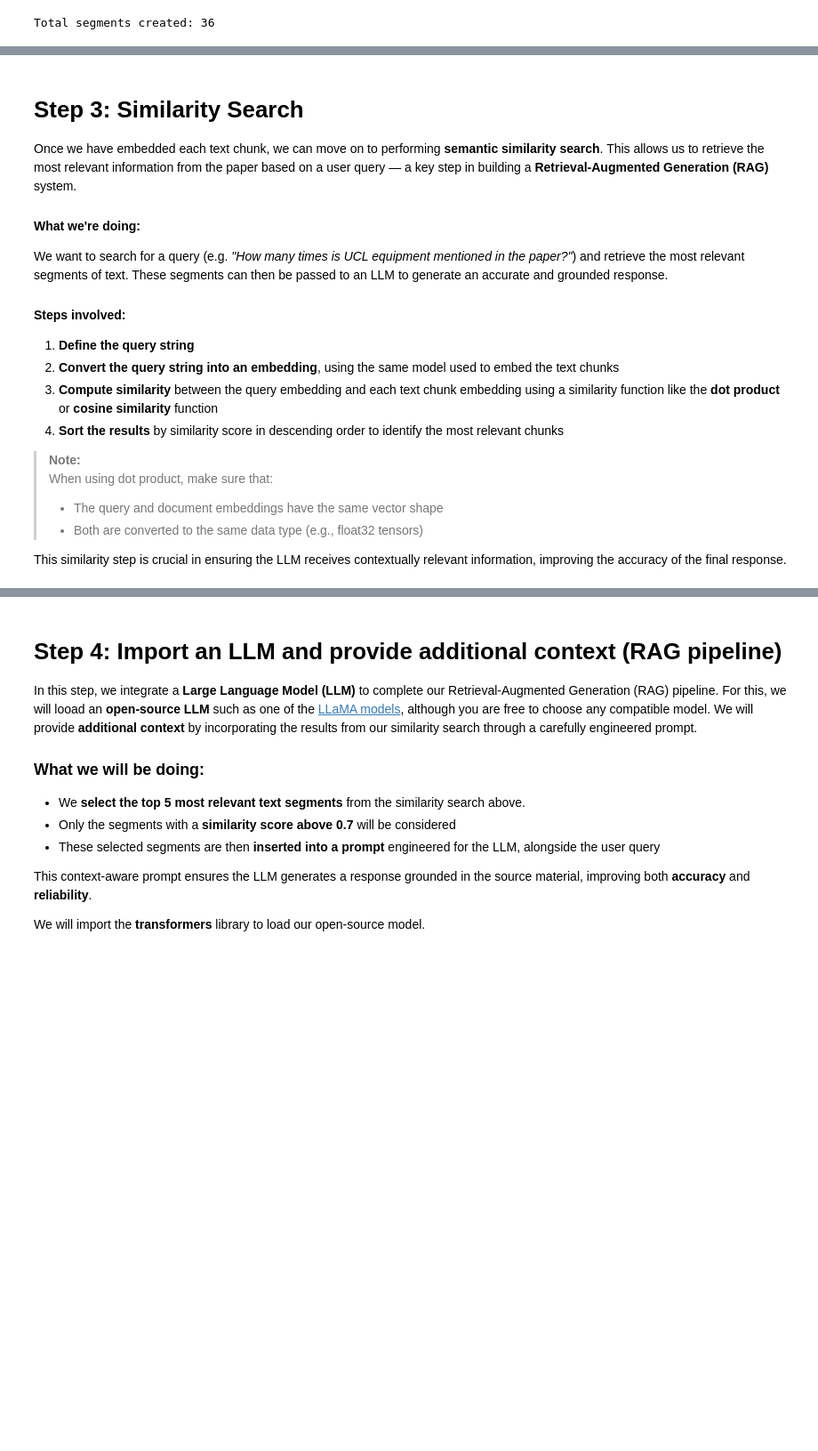
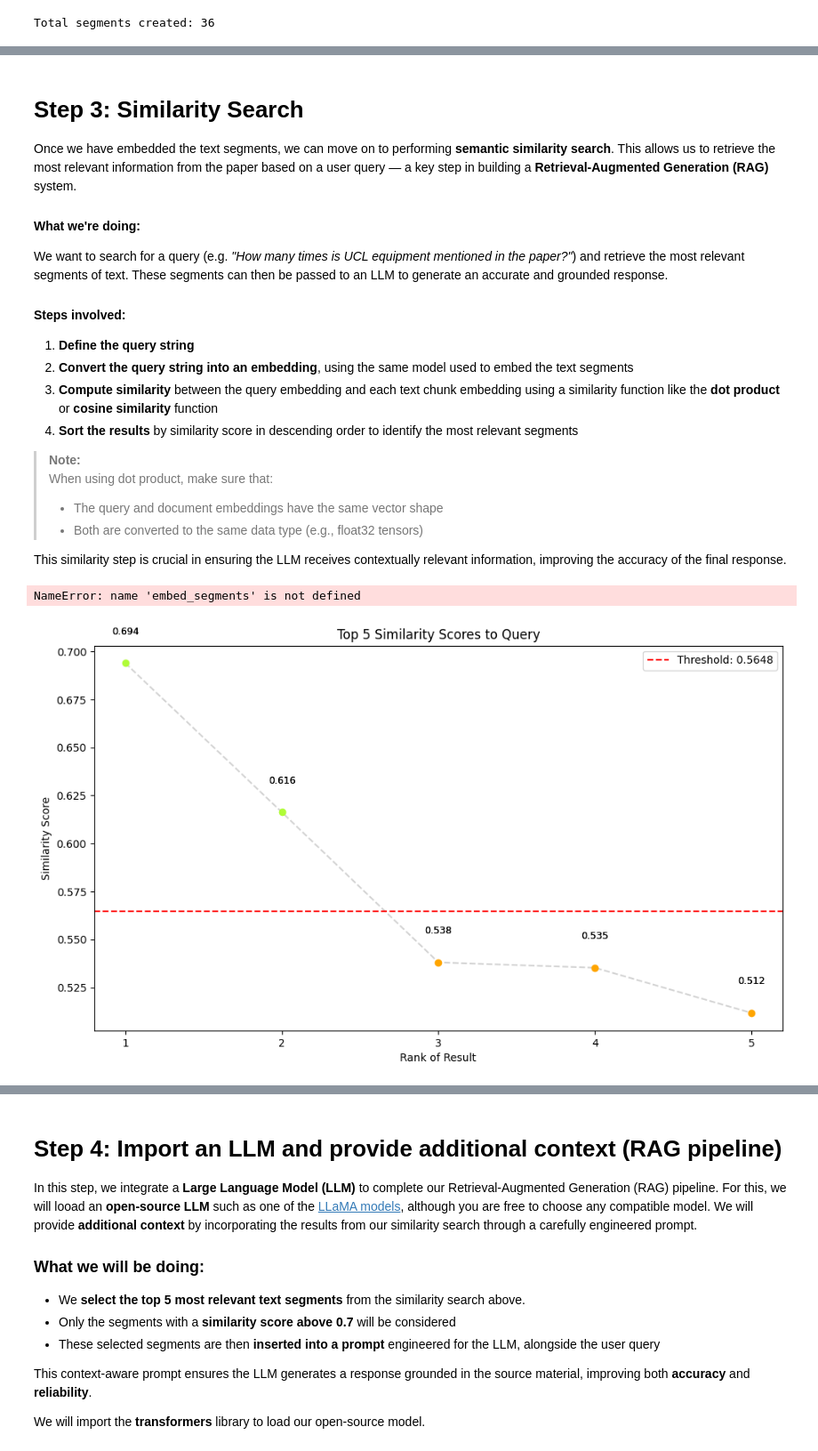
Before and after one commit to martina-sabate/RAG_assisted_LLM_from_scratch, a Jupyter notebook: tutorial.ipynb, the cells around one changed output, grey strips where cells are left out. Shown at 89% size. Cells and saved outputs as stored; diff of their text form; code cells hidden in the pictures; blank space fills up the shorter version.

```diff
--- a/tutorial.ipynb
+++ b/tutorial.ipynb
@@ -431,7 +431,7 @@ from sentence_transformers import SentenceTransformer
 from time import perf_counter
 from tqdm import tqdm
 
-def embed_chunks(final_segments):
+def embed_segments(final_segments):
     """
     Generate embeddings for all sentence segments using MiniLM model.
 
@@ -492,16 +492,16 @@ ModuleNotFoundError: No module named 'sentence_transformers.models'
 # %% [markdown]
 # Step 3: Similarity Search
 
-Once we have embedded each text chunk, we can move on to performing **semantic similarity search**. This allows us to retrieve the most relevant information from the paper based on a user query — a key step in building a **Retrieval-Augmented Generation (RAG)** system.
+Once we have embedded the text segments, we can move on to performing **semantic similarity search**. This allows us to retrieve the most relevant information from the paper based on a user query — a key step in building a **Retrieval-Augmented Generation (RAG)** system.
 
 #### What we're doing:
 We want to search for a query (e.g. *"How many times is UCL equipment mentioned in the paper?"*) and retrieve the most relevant segments of text. These segments can then be passed to an LLM to generate an accurate and grounded response.
 
 #### Steps involved:
 1. **Define the query string**
-2. **Convert the query string into an embedding**, using the same model used to embed the text chunks
+2. **Convert the query string into an embedding**, using the same model used to embed the text segments
 3. **Compute similarity** between the query embedding and each text chunk embedding using a similarity function like the **dot product** or **cosine similarity** function
-4. **Sort the results** by similarity score in descending order to identify the most relevant chunks
+4. **Sort the results** by similarity score in descending order to identify the most relevant segments
 
 > **Note:**
 > When using dot product, make sure that:
@@ -510,7 +510,7 @@ We want to search for a query (e.g. *"How many times is UCL equipment mentioned
 
 This similarity step is crucial in ensuring the LLM receives contextually relevant information, improving the accuracy of the final response.
 # %%
-def search_similar_chunks(final_segments, query_text, top_k=5):
+def search_similar_segments(final_segments, query_text, top_k=5):
     """
     Search for segments similar to a query using cosine similarity.
 
@@ -592,7 +592,7 @@ def search_similar_chunks(final_segments, query_text, top_k=5):
 
 
 # Enhanced version with statistical analysis
-def analyze_similarity_distribution(final_segments, query_text):
+def analyse_similarity_distribution(final_segments, query_text):
     """
     Analyze the distribution of similarity scores for a query.
 
@@ -643,13 +643,13 @@ def analyze_similarity_distribution(final_segments, query_text):
     print(f"  Suggested Threshold: {threshold:.4f}")
     print(f"  Documents above threshold: {np.sum(similarity_scores > threshold)}/{len(similarity_scores)}")
 
-    return similarity_scores, threshold
+    return similarity_scores, threshold, mean_score
 
 
 # Example usage
 if __name__ == "__main__":
     # Embed the segments
-    final_embedded_segments = embed_chunks(final_segments)
+    final_embedded_segments = embed_segments(final_segments)
     print(f"Generated embeddings for {len(final_segments)} segments")
 
     # Optional: Check the embedding dimension
@@ -658,7 +658,49 @@ if __name__ == "__main__":
 
     # First analyze distribution
     query = "How many times is UCL equipment for multispectral imaging mentioned in the paper"
-    scores, threshold = analyze_similarity_distribution(final_embedded_segments, query)
+    scores, threshold, mean_score = analyse_similarity_distribution(final_embedded_segments, query)
 
     # Then search with that threshold
-    indices, scores, results = search_similar_chunks(final_embedded_segments, query)
+    indices, scores, results = search_similar_segments(final_embedded_segments, query)
+# %% [output]
+NameError: name 'embed_segments' is not defined
+# %%
+# Print top scores distribution
+
+# Create figure
+fig, ax = plt.subplots(figsize=(10, 6))
+
+# Plot line chart
+#ax.plot(range(1, len(scores) + 1), scores, marker='o', color='royalblue', label='Similarity Score')
+
+# Plot threshold line
+ax.axhline(y=threshold, color='red', linestyle='--', label=f'Threshold: {threshold:.4f}')
+
+# Plot line segments between points
+ax.plot(range(1, len(scores) + 1), scores, color='lightgray', linestyle='--', zorder=1)
+
+# Plot each point with conditional color
+for i, score in enumerate(scores):
+    color = '#B0FC38' if score >= threshold else '#FFA500'
+    ax.plot(i + 1, score, marker='o', color=color, zorder=2)
+    ax.text(i + 1, score + 0.015, f'{score:.3f}', ha='center', fontsize=9)
+
+# Annotate each point with its score
+for i, score in enumerate(scores):
+    ax.text(i + 1, score + 0.015, f'{score:.3f}', ha='center', fontsize=9)
+
+# Set chart title and labels
+ax.set_title('Top 5 Similarity Scores to Query')
+ax.set_xlabel('Rank of Result')
+ax.set_ylabel('Similarity Score')
+ax.set_xticks(range(1, len(scores) + 1))
+
+# Add legend
+ax.legend()
+
+# Display chart
+plt.tight_layout()
+plt.savefig('top_similarity_scores.png', dpi=300)
+plt.show()
+# %% [output]
+[figure, added]
```
Also changed, not shown: parts of 8 cells of this notebook, 2 other files.
